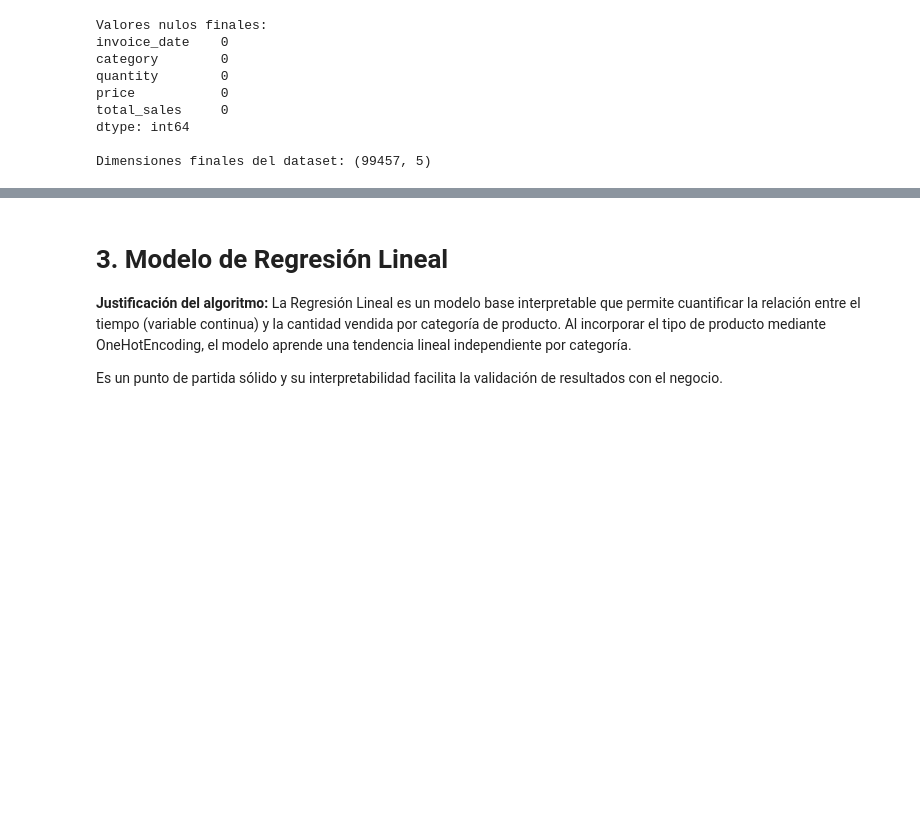
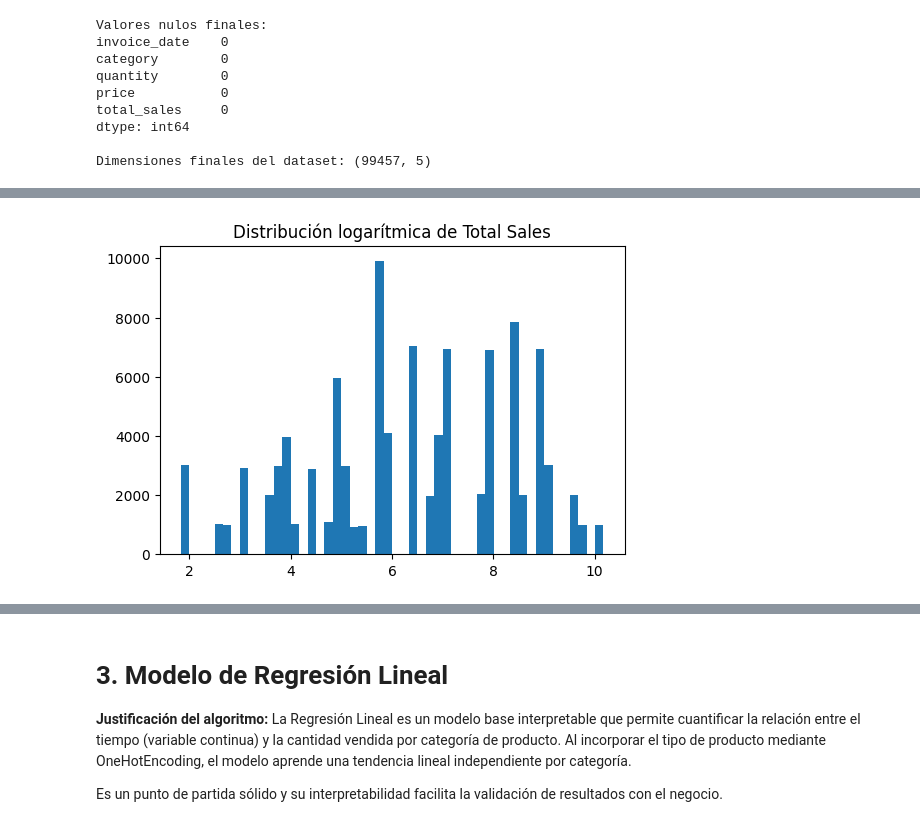
Before and after one commit to roguef07/TFM_Equipo_15, a Jupyter notebook: forecast_app/Modelados.ipynb, the cells around one changed output, grey strips where cells are left out. Saved outputs shown, nothing was run; the diff lists cells and outputs as text; code cells hidden in the pictures; blank space fills up the shorter version.

```diff
--- a/forecast_app/Modelados.ipynb
+++ b/forecast_app/Modelados.ipynb
@@ -507,0 +360,9 @@ Asimismo, se aplicó una transformación logarítmica sobre la variable **cantid
+# %%
+# 8.1.3 Transformación logarítmica para evaluar sesgo
+
+plt.figure(figsize=(6,4))
+plt.hist(np.log1p(df_empresa["total_sales"]), bins=50)
+plt.title("Distribución logarítmica de Total Sales")
+plt.show()
+# %% [output]
+[figure, added]
```
Also changed, not shown: parts of 32 cells of this notebook.
